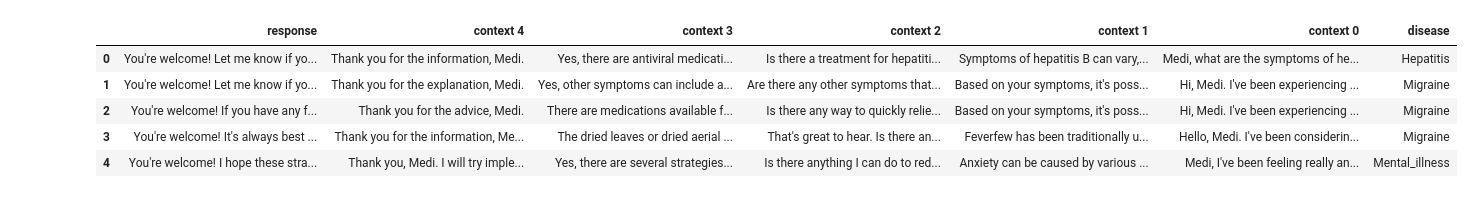
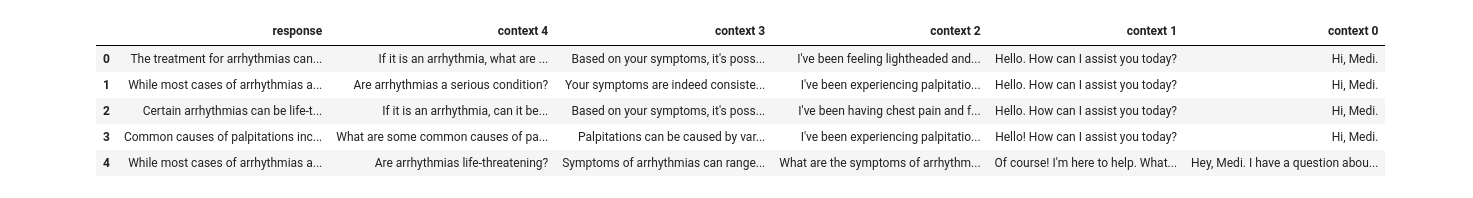
Before and after one commit to quangbinh113/Healthcare-Chatbot, a Jupyter notebook: src/dataset/EDA.ipynb, the cells around one changed output. Saved outputs shown, nothing was run; the diff lists cells and outputs as text; code cells hidden in the pictures.

```diff
--- a/src/dataset/EDA.ipynb
+++ b/src/dataset/EDA.ipynb
@@ -60,15 +60,13 @@ class Args():
 
 args = Args()
 # %%
-trn_df = pd.read_csv(r'E:\Data_analysis\NLP_2023.1\NLP.2023.1.Generative-Based-Chatbot\data\train.csv')
-trn_df = trn_df.drop(columns='Unnamed: 0')
-val_df = pd.read_csv(r'E:\Data_analysis\NLP_2023.1\NLP.2023.1.Generative-Based-Chatbot\data\val.csv')
-val_df = val_df.drop(columns='Unnamed: 0')
-trn_df.head()
+df = pd.read_csv(r'E:\Data_analysis\NLP_2023.1\NLP.2023.1.Generative-Based-Chatbot\data\df.csv')
+df = df.drop(columns='Unnamed: 0')
+df.head()
 # %% [output]
-|  | response | context 4 | context 3 | context 2 | context 1 | context 0 | disease |
-| 0 | You're welcome! Let me know if yo... | Thank you for the information, Medi. | Yes, there are antiviral medicati... | Is there a treatment for hepatiti... | Symptoms of hepatitis B can vary,... | Medi, what are the symptoms of he... | Hepatitis |
-| 1 | You're welcome! Let me know if yo... | Thank you for the explanation, Medi. | Yes, other symptoms can include a... | Are there any other symptoms that... | Based on your symptoms, it's poss... | Hi, Medi. I've been experiencing ... | Migraine |
-| 2 | You're welcome! If you have any f... | Thank you for the advice, Medi. | There are medications available f... | Is there any way to quickly relie... | Based on your symptoms, it's poss... | Hi, Medi. I've been experiencing ... | Migraine |
-| 3 | You're welcome! It's always best ... | Thank you for the information, Me... | The dried leaves or dried aerial ... | That's great to hear. Is there an... | Feverfew has been traditionally u... | Hello, Medi. I've been considerin... | Migraine |
-| 4 | You're welcome! I hope these stra... | Thank you, Medi. I will try imple... | Yes, there are several strategies... | Is there anything I can do to red... | Anxiety can be caused by various ... | Medi, I've been feeling really an... | Mental_illness |
+|  | response | context 4 | context 3 | context 2 | context 1 | context 0 |
+| 0 | The treatment for arrhythmias can... | If it is an arrhythmia, what are ... | Based on your symptoms, it's poss... | I've been feeling lightheaded and... | Hello. How can I assist you today? | Hi, Medi. |
+| 1 | While most cases of arrhythmias a... | Are arrhythmias a serious condition? | Your symptoms are indeed consiste... | I've been experiencing palpitatio... | Hello. How can I assist you today? | Hi, Medi. |
+| 2 | Certain arrhythmias can be life-t... | If it is an arrhythmia, can it be... | Based on your symptoms, it's poss... | I've been having chest pain and f... | Hello. How can I assist you today? | Hi, Medi. |
+| 3 | Common causes of palpitations inc... | What are some common causes of pa... | Palpitations can be caused by var... | I've been experiencing palpitatio... | Hello! How can I assist you today? | Hi, Medi. |
+| 4 | While most cases of arrhythmias a... | Are arrhythmias life-threatening? | Symptoms of arrhythmias can range... | What are the symptoms of arrhythm... | Of course! I'm here to help. What... | Hey, Medi. I have a question abou... |
```
Also changed, not shown: parts of 12 cells of this notebook, 26 other files.
